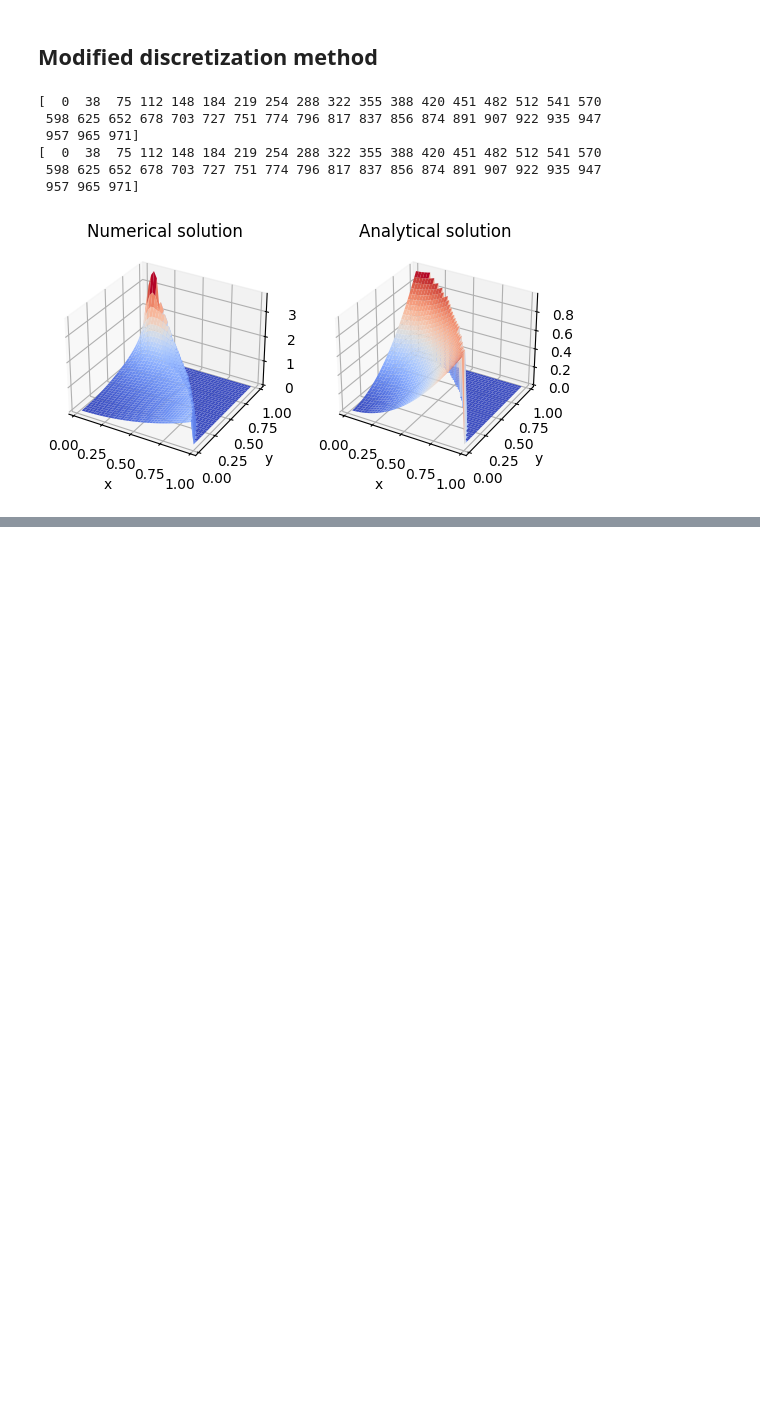
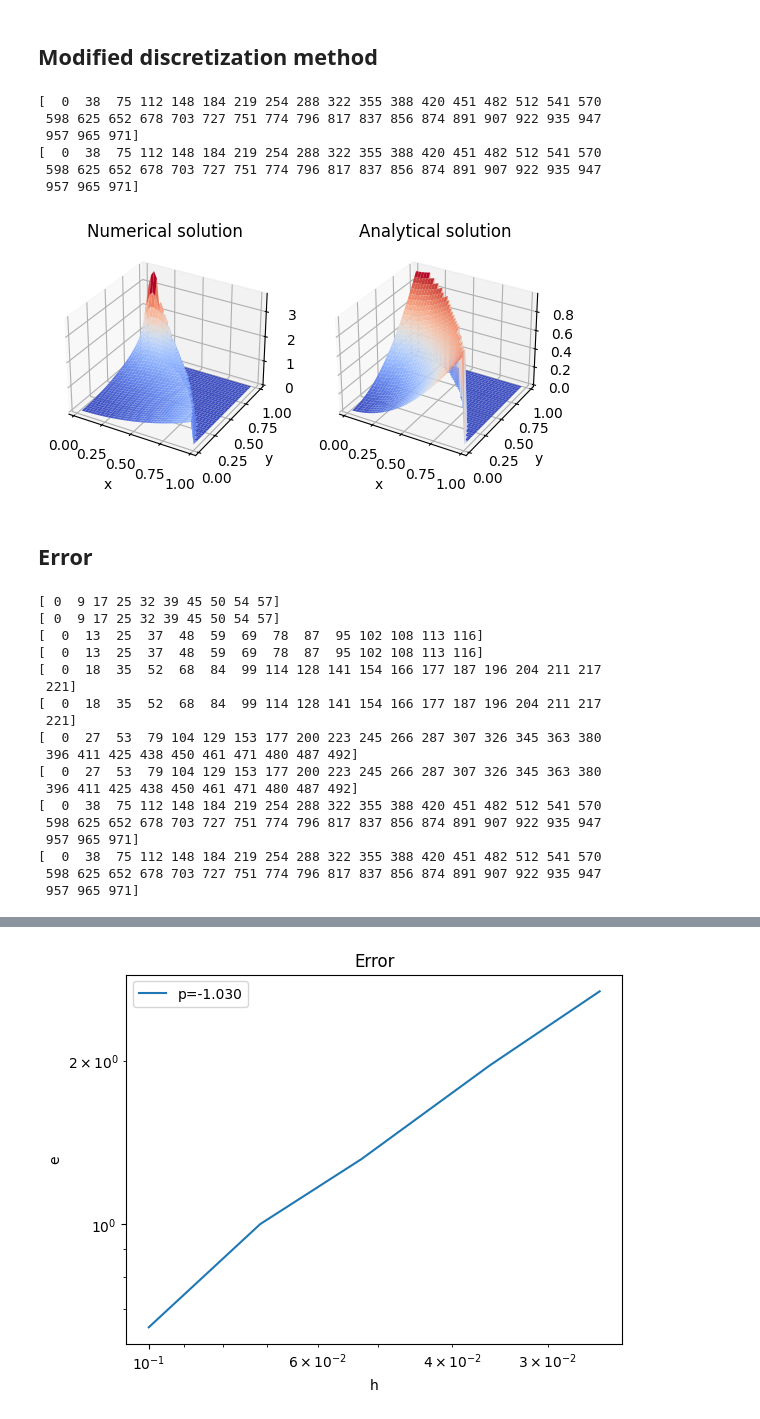
Before and after one commit to martinsw01/numdiff_p1, a Jupyter notebook: notebook.ipynb, the cells around one changed output, grey strips where cells are left out. Cells and saved outputs as stored; diff of their text form; code cells hidden in the pictures; blank space fills up the shorter version.

```diff
--- a/notebook.ipynb
+++ b/notebook.ipynb
@@ -670,3 +672,47 @@ plot_solution(X[1:-1, 1:-1], Y[1:-1, 1:-1], exact_sol[1:-1, 1:-1], ax2, "Analyti
  598 625 652 678 703 727 751 774 796 817 837 856 874 891 907 922 935 947
  957 965 971]
 [figure]
+# %% [markdown]
+## Error
+# %%
+M_arr = np.logspace(1, 1.6, 5, dtype=int)
+h_arr = 1/M_arr
+e = np.empty_like(h_arr)
+
+for j, (M, h) in enumerate(zip(M_arr, h_arr)):
+    X, Y, u = solve(g, f4, M, modified_scheme=True, h=1/M)
+
+    x_grid = X[0, :]
+
+    # TODO: create a separate function perfoming this tast vvvvvv
+    # Find the number of interior points at each y
+    endpoint_at_row = np.zeros(M-1, dtype=np.int64)
+    for i, x in enumerate(x_grid[1:-1]):
+        n = (np.sqrt(1-x)-np.sqrt(1-x)%h)/h
+        endpoint_at_row[i] = endpoint_at_row[i-1]
+        endpoint_at_row[i] += n if n*h != np.sqrt(1-x) else n-1
+
+    exact_sol = unpack_interior_nodes(pack_interior_nodes(T4(X, Y), endpoint_at_row), endpoint_at_row)
+
+    e[j] = np.max(np.abs(exact_sol - u))
+
+loglogplot_error(h_arr, e)
+# %% [output]
+[ 0  9 17 25 32 39 45 50 54 57]
+[ 0  9 17 25 32 39 45 50 54 57]
+[  0  13  25  37  48  59  69  78  87  95 102 108 113 116]
+[  0  13  25  37  48  59  69  78  87  95 102 108 113 116]
+[  0  18  35  52  68  84  99 114 128 141 154 166 177 187 196 204 211 217
+ 221]
+[  0  18  35  52  68  84  99 114 128 141 154 166 177 187 196 204 211 217
+ 221]
+[  0  27  53  79 104 129 153 177 200 223 245 266 287 307 326 345 363 380
+ 396 411 425 438 450 461 471 480 487 492]
+[  0  27  53  79 104 129 153 177 200 223 245 266 287 307 326 345 363 380
+ 396 411 425 438 450 461 471 480 487 492]
+[  0  38  75 112 148 184 219 254 288 322 355 388 420 451 482 512 541 570
+ 598 625 652 678 703 727 751 774 796 817 837 856 874 891 907 922 935 947
+ 957 965 971]
+[  0  38  75 112 148 184 219 254 288 322 355 388 420 451 482 512 541 570
+ 598 625 652 678 703 727 751 774 796 817 837 856 874 891 907 922 935 947
+ 957 965 971]
@@ -672,0 +720 @@ plot_solution(X[1:-1, 1:-1], Y[1:-1, 1:-1], exact_sol[1:-1, 1:-1], ax2, "Analyti
+[figure, added]
```
Also changed, not shown: parts of 3 cells of this notebook.
